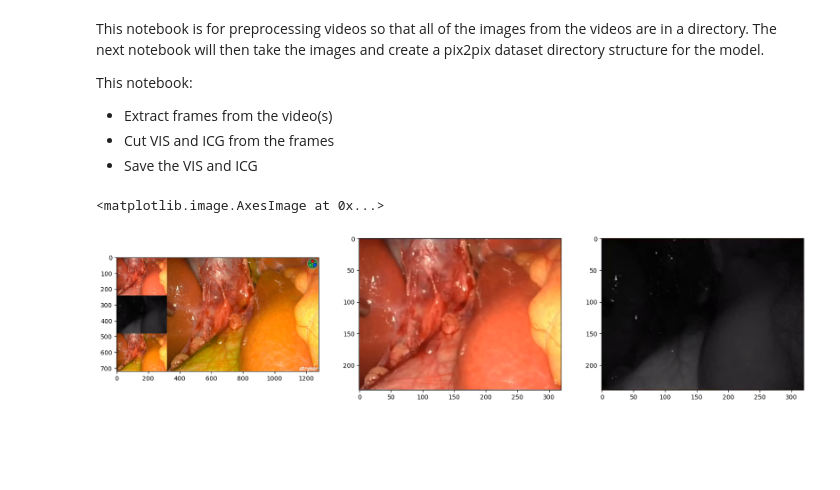
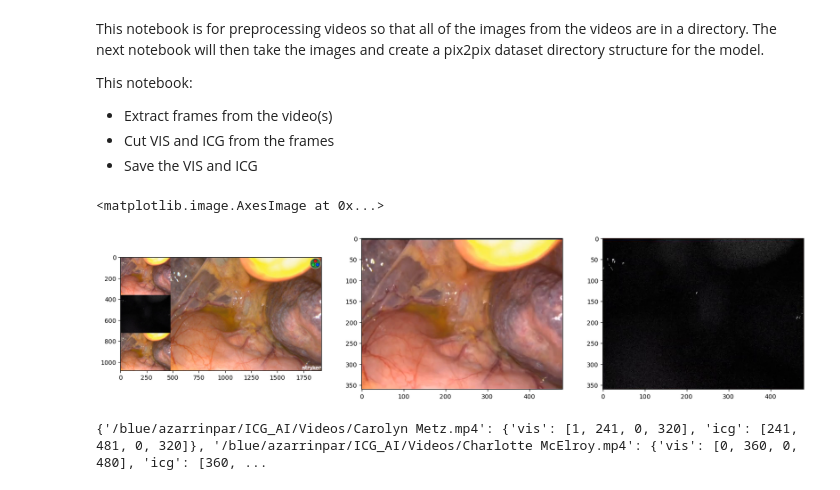
Before and after one commit to sasank-desaraju/pytorch-CycleGAN-and-pix2pix, a Jupyter notebook: processing/preprocess_video.ipynb, the cells around one changed output. Saved outputs shown, nothing was run; the diff lists cells and outputs as text; code cells hidden in the pictures; blank space fills up the shorter version.

```diff
--- a/processing/preprocess_video.ipynb
+++ b/processing/preprocess_video.ipynb
@@ -22,15 +22,21 @@ from tqdm import tqdm
 # vector of files names
 video_vector = [
     "/blue/azarrinpar/ICG_AI/Videos/Carolyn Metz.mp4",
-    # "/blue/azarrinpar/ICG_AI/Videos/Charlotte McElroy.mp4",
+    "/blue/azarrinpar/ICG_AI/Videos/Charlotte McElroy.mp4",
+    "/blue/azarrinpar/ICG_AI/Videos/Elicia Wood.mp4",
     ]
+
+crop_dict = {}
+crop_dict["/blue/azarrinpar/ICG_AI/Videos/Carolyn Metz.mp4"] = {'vis': [1, 241, 0, 320], 'icg': [241, 481, 0, 320]}
+crop_dict["/blue/azarrinpar/ICG_AI/Videos/Charlotte McElroy.mp4"] = {'vis': [0, 360, 0, 480], 'icg': [360, 720, 0, 480]}
+crop_dict["/blue/azarrinpar/ICG_AI/Videos/Elicia Wood.mp4"] = {'vis': [0, 360, 0, 480], 'icg': [360, 720, 0, 480]}
 
 # HOLY SMOKES the border sizes are only valid for a single video. The different videos are of different sizes. Why. Why would you do this.
 
 # asdf = "/blue/azarrinpar/ICG_AI/pytorch-CycleGAN-and-pix2pix/img_src/9-22/"
 
 # Location of the image directory
-image_dir = "/blue/azarrinpar/ICG_AI/pytorch-CycleGAN-and-pix2pix/img_src/9-23/"
+image_dir = "/blue/azarrinpar/ICG_AI/pytorch-CycleGAN-and-pix2pix/img_src/10-01/"
 
 vis_dir = os.path.join(image_dir, "vis")
 icg_dir = os.path.join(image_dir, "icg")
@@ -87,23 +107,32 @@ for video in tqdm(video_vector, desc="Videos"):
 # %%
-video = video_vector[0]
+video = video_vector[2]
 clip = VideoFileClip(video)
 frames = clip.iter_frames()
 frame = next(frames)
 
 # display the first frame
 import matplotlib.pyplot as plt
 # show two images of frame
 # use subplot to show two images
 plt.figure(figsize=(20, 10))
 plt.subplot(1, 3, 1)
 plt.imshow(frame)
 plt.subplot(1, 3, 2)
-plt.imshow(frame[1 : 241, 0 : 320])
+plt.imshow(frame[0 : 360, 0 : 480])
+# plt.imshow(frame[crop_dict[video]["vis"]])
 plt.subplot(1, 3, 3)
-plt.imshow(frame[241 : 481, 0 : 320])
+plt.imshow(frame[360 : 720, 0 : 480])
 
 # save the first frame
 # plt.imsave(os.path.join(vis_dir, "frame1.png"), frame)
+
+# Create a dictionary that relates the video name to the frame crop we need
+# each video should have information about the VIS and ICG crop needed
+# crop_dict[video] = {'vis': [0, 360, 0, 480], 'icg': [360, 720, 0, 480]}
 # %% [output]
 <matplotlib.image.AxesImage at 0x...>
-[figure, old version]
+[figure, new version]
+# %%
+print(crop_dict)
+# %% [output]
+{'/blue/azarrinpar/ICG_AI/Videos/Carolyn Metz.mp4': {'vis': [1, 241, 0, 320], 'icg': [241, 481, 0, 320]}, '/blue/azarrinpar/ICG_AI/Videos/Charlotte McElroy.mp4': {'vis': [0, 360, 0, 480], 'icg': [360, ...
```
Also changed, not shown: parts of 2 cells of this notebook, 5 other files.
